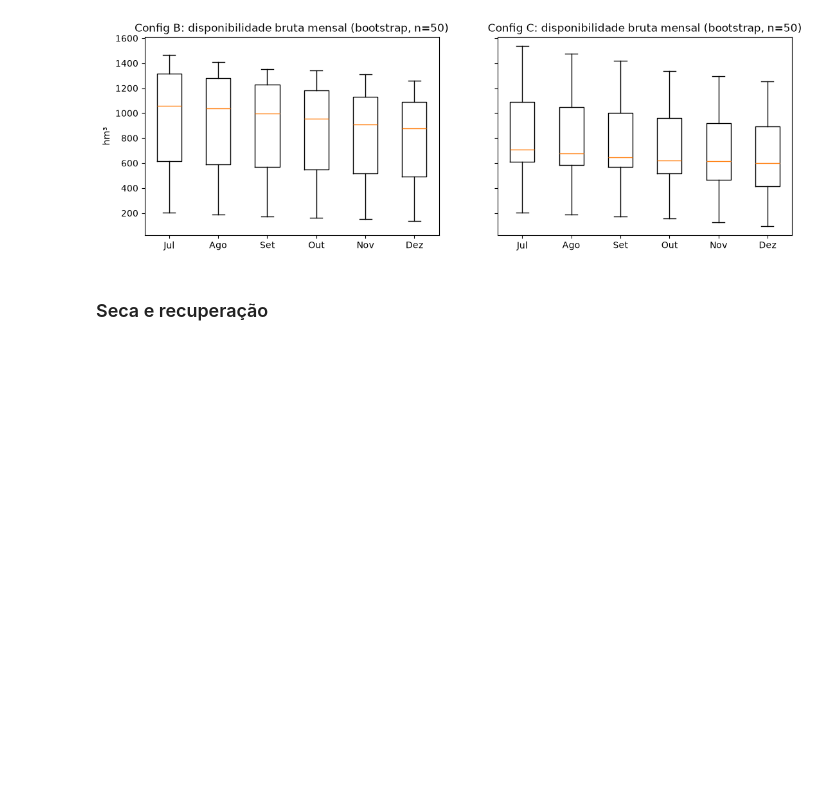
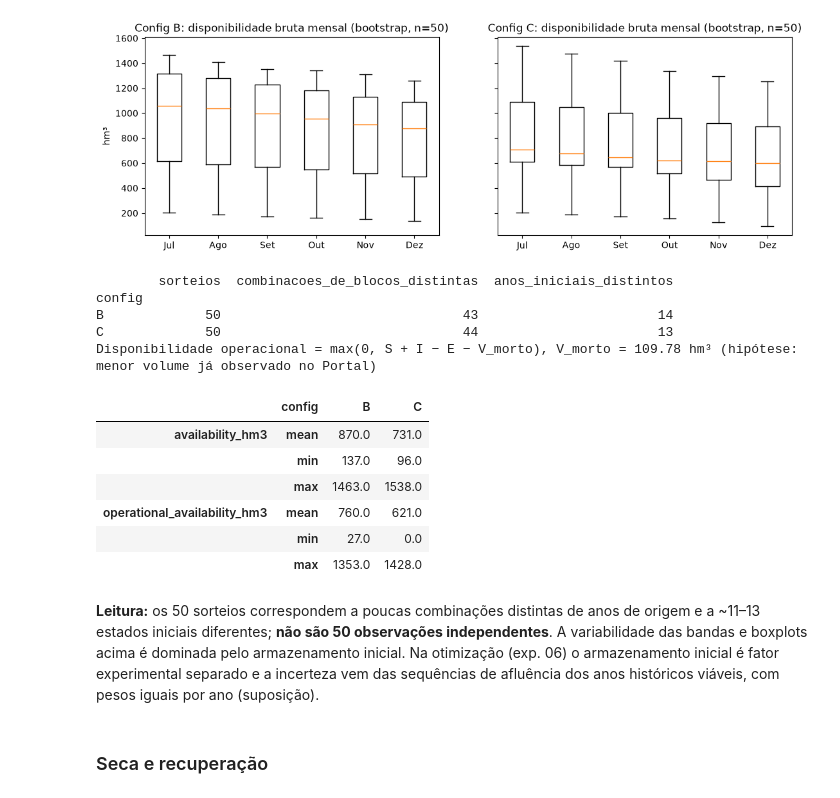
Before and after one commit to Gabrielfernandes7/Aquantis, a Jupyter notebook: experiments/05_hydrological_scenario_generation.ipynb, the cells around one changed output. Drawn from its saved outputs; the diff is of its cells as text; code cells hidden in the pictures; blank space fills up the shorter version.

```diff
--- a/experiments/05_hydrological_scenario_generation.ipynb
+++ b/experiments/05_hydrological_scenario_generation.ipynb
@@ -158,6 +158,28 @@ d.groupby(['config', 'month']).availability_hm3.describe()[['mean', 'min', '50%'
 | 11 | 819.0 | 684.0 | 150.0 | 127.0 | 911.0 | 616.0 | 1309.0 | 1294.0 |
 | 12 | 788.0 | 658.0 | 137.0 | 96.0 | 877.0 | 600.0 | 1258.0 | 1255.0 |
 [figure]
+# %%
+# Amostra efetiva do bootstrap: quantos sorteios são realmente distintos?
+bb = allm[allm.method.str.startswith('seasonal')].drop_duplicates('scenario_id')[['scenario_id', 'config', 'year_or_draw']]
+bb['first_block_year'] = bb.year_or_draw.str.split('+').str[0]
+print(bb.groupby('config').agg(sorteios=('scenario_id', 'size'), combinacoes_de_blocos_distintas=('year_or_draw', 'nunique'), anos_iniciais_distintos=('first_block_year', 'nunique')))
+print('Disponibilidade operacional = max(0, S + I − E − V_morto), V_morto =', S.CONFIG_B.dead_volume_hm3, 'hm³ (hipótese: menor volume já observado no Portal)')
+d.groupby('config')[['availability_hm3', 'operational_availability_hm3']].describe().T.round(0).loc[(slice(None), ['mean', 'min', 'max']), :]
+# %% [output]
+        sorteios  combinacoes_de_blocos_distintas  anos_iniciais_distintos
+config
+B             50                               43                       14
+C             50                               44                       13
+Disponibilidade operacional = max(0, S + I − E − V_morto), V_morto = 109.78 hm³ (hipótese: menor volume já observado no Portal)
+|  | config | B | C |
+| availability_hm3 | mean | 870.0 | 731.0 |
+|  | min | 137.0 | 96.0 |
+|  | max | 1463.0 | 1538.0 |
+| operational_availability_hm3 | mean | 760.0 | 621.0 |
+|  | min | 27.0 | 0.0 |
+|  | max | 1353.0 | 1428.0 |
+# %% [markdown]
+**Leitura:** os 50 sorteios correspondem a poucas combinações distintas de anos de origem e a ~11–13 estados iniciais diferentes; **não são 50 observações independentes**. A variabilidade das bandas e boxplots acima é dominada pelo armazenamento inicial. Na otimização (exp. 06) o armazenamento inicial é fator experimental separado e a incerteza vem das sequências de afluência dos anos históricos viáveis, com pesos iguais por ano (suposição).
 # %% [markdown]
 ### Seca e recuperação
 # %%
```
Also changed, not shown: parts of 4 cells of this notebook, 6 other files.
